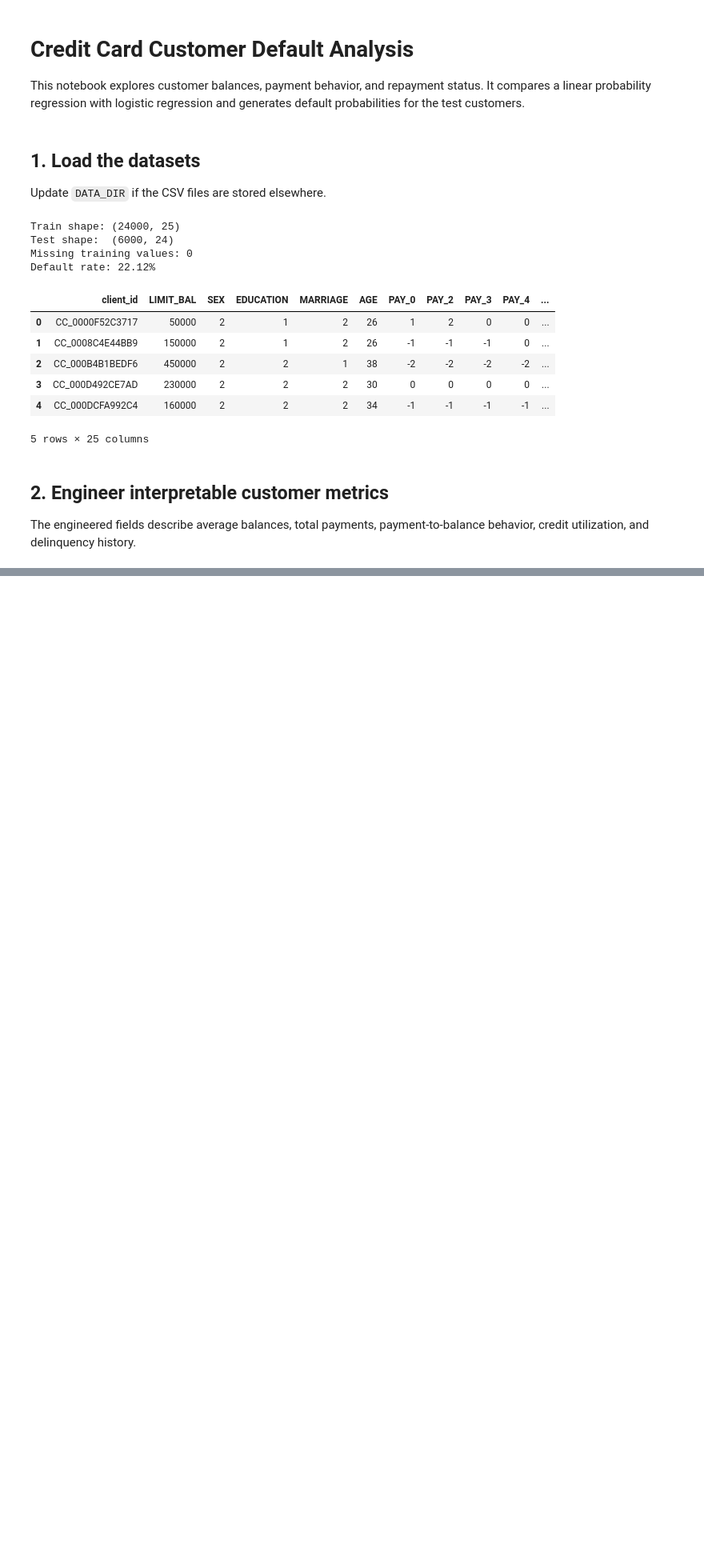
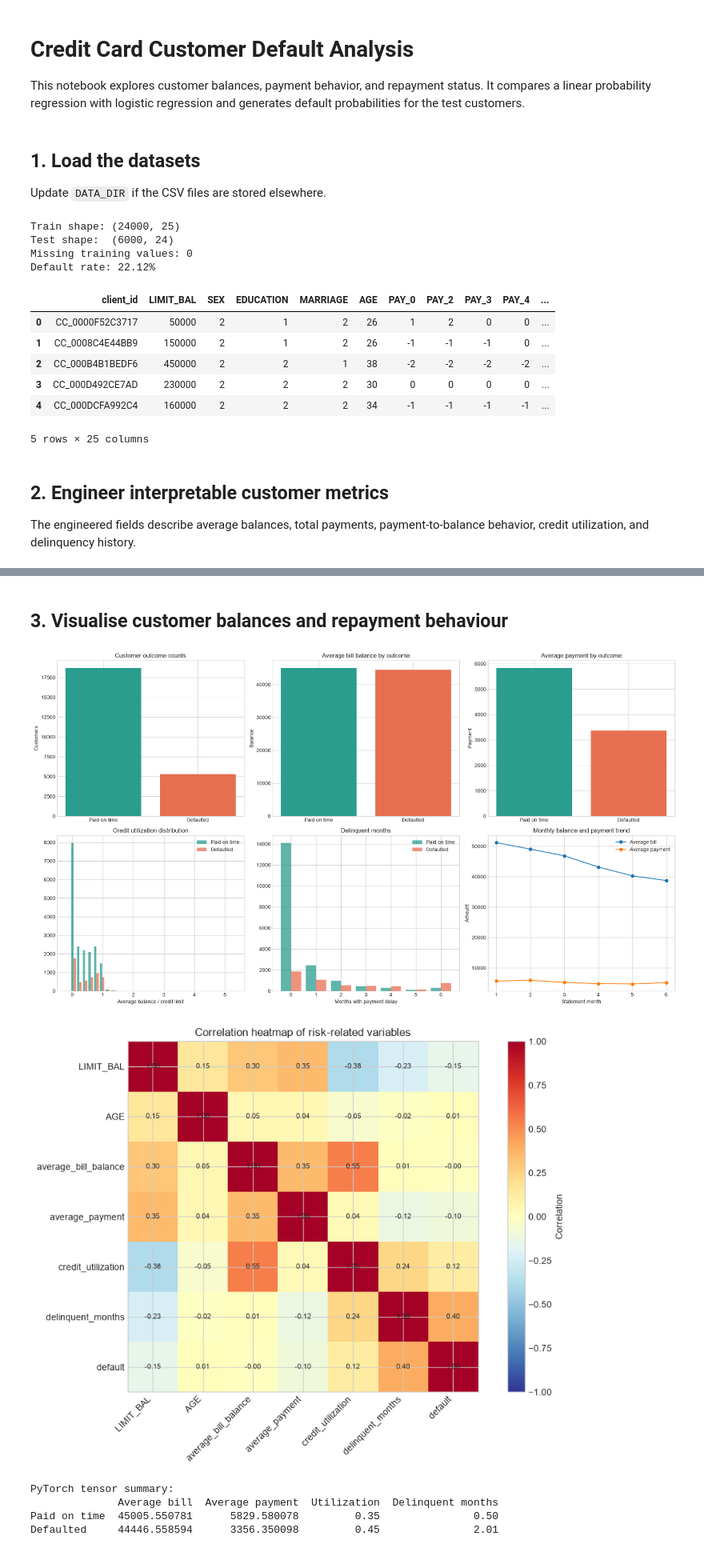
Before and after one commit to vuquangduypct/datathon-s2-2026-credit-card-clients, a Jupyter notebook: credit_default_analysis.ipynb, the cells around one changed output, grey strips where cells are left out. Shown at 80% size. Drawn from its saved outputs; the diff is of its cells as text; code cells hidden in the pictures; blank space fills up the shorter version.

```diff
--- a/credit_default_analysis.ipynb
+++ b/credit_default_analysis.ipynb
@@ -65,0 +71,73 @@ status_summary
+# %% [markdown]
+## 3. Visualise customer balances and repayment behaviour
+# %%
+import matplotlib.pyplot as plt
+import torch
+
+plt.style.use('seaborn-v0_8-whitegrid')
+fig, axes = plt.subplots(2, 3, figsize=(18, 10))
+
+default_counts = train['default'].value_counts().sort_index()
+axes[0, 0].bar(['Paid on time', 'Defaulted'], default_counts.values, color=['#2a9d8f', '#e76f51'])
+axes[0, 0].set_title('Customer outcome counts')
+axes[0, 0].set_ylabel('Customers')
+
+status_means = train.groupby('default')[['average_bill_balance', 'average_payment']].mean()
+axes[0, 1].bar(['Paid on time', 'Defaulted'], status_means['average_bill_balance'], color=['#2a9d8f', '#e76f51'])
+axes[0, 1].set_title('Average bill balance by outcome')
+axes[0, 1].set_ylabel('Balance')
+
+axes[0, 2].bar(['Paid on time', 'Defaulted'], status_means['average_payment'], color=['#2a9d8f', '#e76f51'])
+axes[0, 2].set_title('Average payment by outcome')
+axes[0, 2].set_ylabel('Payment')
+
+axes[1, 0].hist([train.loc[train.default == 0, 'credit_utilization'], train.loc[train.default == 1, 'credit_utilization']], bins=30, label=['Paid on time', 'Defaulted'], color=['#2a9d8f', '#e76f51'], alpha=0.75)
+axes[1, 0].set_title('Credit utilization distribution')
+axes[1, 0].set_xlabel('Average balance / credit limit')
+axes[1, 0].legend()
+
+axes[1, 1].hist([train.loc[train.default == 0, 'delinquent_months'], train.loc[train.default == 1, 'delinquent_months']], bins=np.arange(-0.5, 7.5, 1), label=['Paid on time', 'Defaulted'], color=['#2a9d8f', '#e76f51'], alpha=0.75)
+axes[1, 1].set_title('Delinquent months')
+axes[1, 1].set_xlabel('Months with payment delay')
+axes[1, 1].set_xticks(range(7))
+axes[1, 1].legend()
+
+monthly_bills = [train[f'BILL_AMT{month}'].mean() for month in range(1, 7)]
+monthly_payments = [train[f'PAY_AMT{month}'].mean() for month in range(1, 7)]
+axes[1, 2].plot(range(1, 7), monthly_bills, marker='o', label='Average bill')
+axes[1, 2].plot(range(1, 7), monthly_payments, marker='o', label='Average payment')
+axes[1, 2].set_title('Monthly balance and payment trend')
+axes[1, 2].set_xlabel('Statement month')
+axes[1, 2].set_ylabel('Amount')
+axes[1, 2].legend()
+
+plt.tight_layout()
+plt.show()
+
+feature_columns_for_corr = ['LIMIT_BAL', 'AGE', 'average_bill_balance', 'average_payment', 'credit_utilization', 'delinquent_months', 'default']
+correlation = train[feature_columns_for_corr].corr()
+plt.figure(figsize=(10, 7))
+plt.imshow(correlation, cmap='RdYlBu_r', vmin=-1, vmax=1)
+plt.colorbar(label='Correlation')
+plt.xticks(range(len(feature_columns_for_corr)), feature_columns_for_corr, rotation=45, ha='right')
+plt.yticks(range(len(feature_columns_for_corr)), feature_columns_for_corr)
+plt.title('Correlation heatmap of risk-related variables')
+for row in range(len(feature_columns_for_corr)):
+    for column in range(len(feature_columns_for_corr)):
+        plt.text(column, row, f'{correlation.iloc[row, column]:.2f}', ha='center', va='center', fontsize=8)
+plt.tight_layout()
+plt.show()
+
+risk_features = train[['average_bill_balance', 'average_payment', 'credit_utilization', 'delinquent_months']].to_numpy(dtype=np.float32)
+risk_tensor = torch.from_numpy(risk_features)
+outcome_tensor = torch.from_numpy(train['default'].to_numpy(dtype=np.float32))
+group_means = torch.stack([risk_tensor[outcome_tensor == outcome].mean(dim=0) for outcome in (0, 1)])
+print('PyTorch tensor summary:')
+print(pd.DataFrame(group_means.numpy(), index=['Paid on time', 'Defaulted'], columns=['Average bill', 'Average payment', 'Utilization', 'Delinquent months']).round(2))
+# %% [output]
+[figure, added]
+[figure, added]
+PyTorch tensor summary:
+              Average bill  Average payment  Utilization  Delinquent months
+Paid on time  45005.550781      5829.580078         0.35               0.50
+Defaulted     44446.558594      3356.350098         0.45               2.01
```
Also changed, not shown: parts of 7 cells of this notebook, 1 other file.
